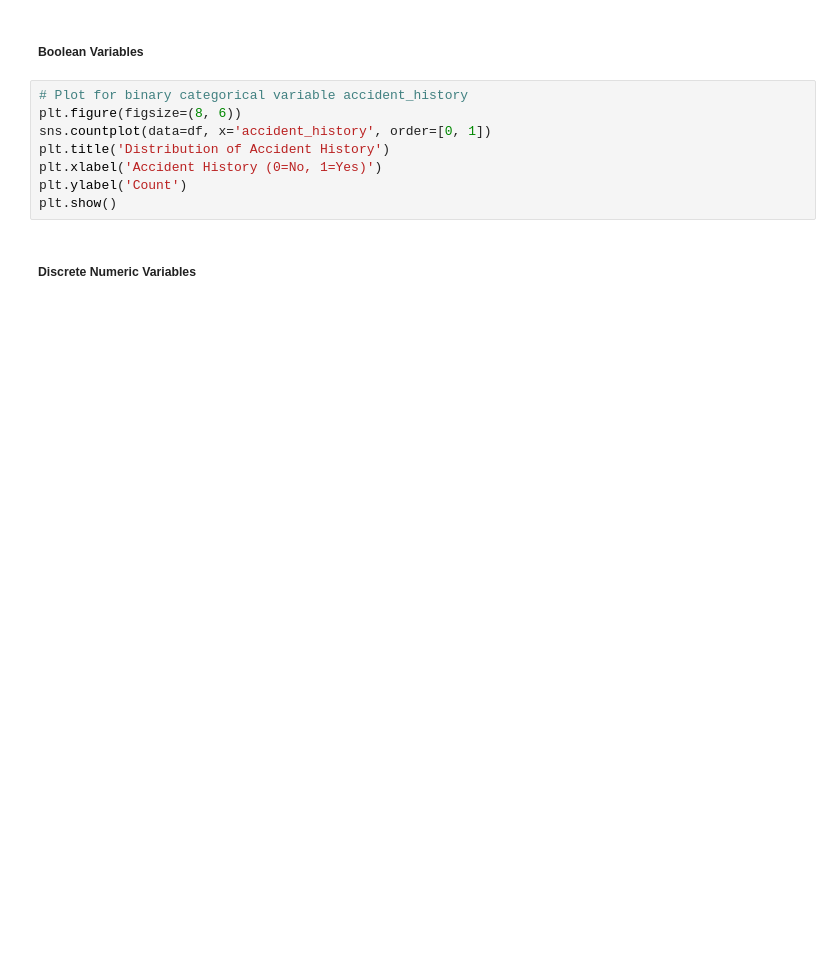
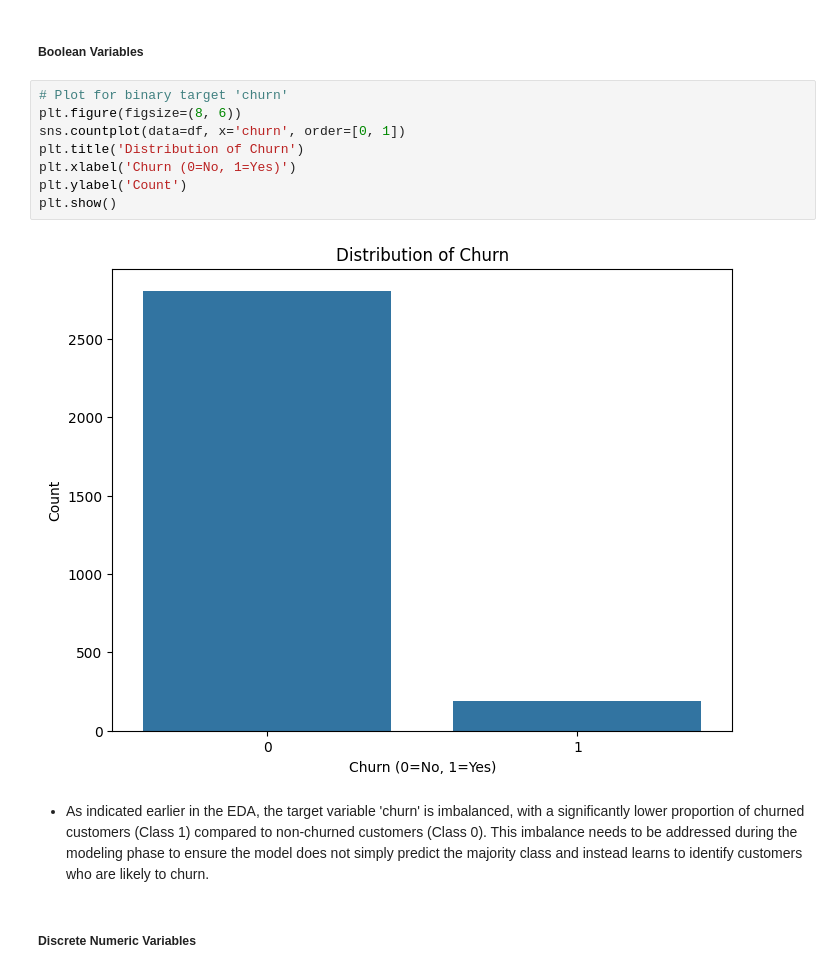
Before and after one commit to KyleHollands/Practice_Project__Telecom-Churn-Prediction, a Jupyter notebook: Telecom Churn Prediction.ipynb, the cells around one changed output. Drawn from its saved outputs; the diff is of its cells as text; blank space fills up the shorter version.

```diff
--- a/Telecom Churn Prediction.ipynb
+++ b/Telecom Churn Prediction.ipynb
@@ -387,13 +457,17 @@ plt.show()
 # %% [markdown]
 ##### Boolean Variables
 # %%
-# Plot for binary categorical variable accident_history
+# Plot for binary target 'churn'
 plt.figure(figsize=(8, 6))
-sns.countplot(data=df, x='accident_history', order=[0, 1])
-plt.title('Distribution of Accident History')
-plt.xlabel('Accident History (0=No, 1=Yes)')
+sns.countplot(data=df, x='churn', order=[0, 1])
+plt.title('Distribution of Churn')
+plt.xlabel('Churn (0=No, 1=Yes)')
 plt.ylabel('Count')
 plt.show()
+# %% [output]
+[figure, added]
+# %% [markdown]
+- As indicated earlier in the EDA, the target variable 'churn' is imbalanced, with a significantly lower proportion of churned customers (Class 1) compared to non-churned customers (Class 0). This imbalance needs to be addressed during the modeling phase to ensure the model does not simply predict the majority class and instead learns to identify customers who are likely to churn.
 # %% [markdown]
 ##### Discrete Numeric Variables
 # %%
```
Also changed, not shown: parts of 73 cells of this notebook, 1 other file.
